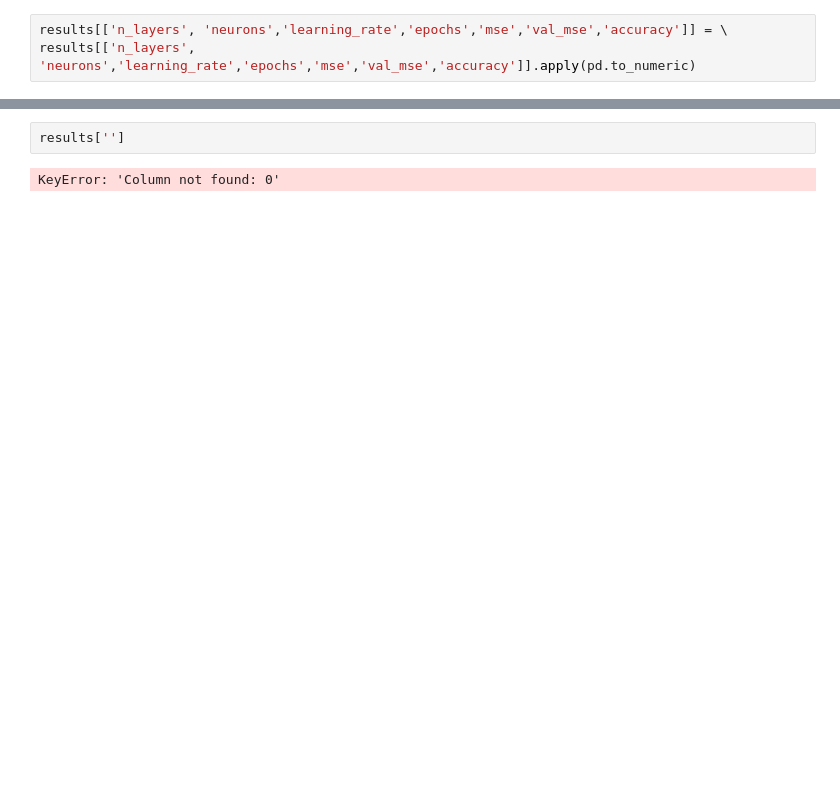
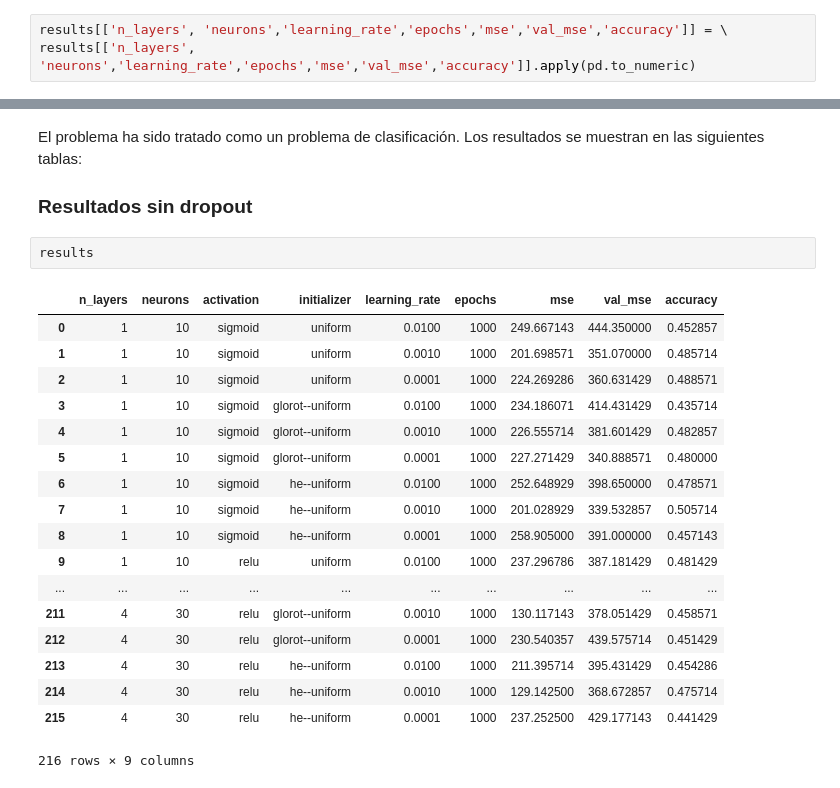
Before and after one commit to Autopawn/tarea1-ann, a Jupyter notebook: tarea1-3.ipynb, the cells around one changed output, grey strips where cells are left out. Drawn from its saved outputs; the diff is of its cells as text; blank space fills up the shorter version.

```diff
--- a/tarea1-3.ipynb
+++ b/tarea1-3.ipynb
@@ -182,4 +229,25 @@ KeyError: "['n_layers' 'neurons' 'learning_rate' 'epochs' 'mse' 'val_mse' 'accur
+# %% [markdown]
+El problema ha sido tratado como un problema de clasificación. Los resultados se muestran en las siguientes tablas:
+
+### Resultados sin dropout
 # %%
-results['']
+results
 # %% [output]
+|  | n_layers | neurons | activation | initializer | learning_rate | epochs | mse | val_mse | accuracy |
+| 0 | 1 | 10 | sigmoid | uniform | 0.0100 | 1000 | 249.667143 | 444.350000 | 0.452857 |
+| 1 | 1 | 10 | sigmoid | uniform | 0.0010 | 1000 | 201.698571 | 351.070000 | 0.485714 |
+| 2 | 1 | 10 | sigmoid | uniform | 0.0001 | 1000 | 224.269286 | 360.631429 | 0.488571 |
+| 3 | 1 | 10 | sigmoid | glorot--uniform | 0.0100 | 1000 | 234.186071 | 414.431429 | 0.435714 |
+| 4 | 1 | 10 | sigmoid | glorot--uniform | 0.0010 | 1000 | 226.555714 | 381.601429 | 0.482857 |
+| 5 | 1 | 10 | sigmoid | glorot--uniform | 0.0001 | 1000 | 227.271429 | 340.888571 | 0.480000 |
+| 6 | 1 | 10 | sigmoid | he--uniform | 0.0100 | 1000 | 252.648929 | 398.650000 | 0.478571 |
+| 7 | 1 | 10 | sigmoid | he--uniform | 0.0010 | 1000 | 201.028929 | 339.532857 | 0.505714 |
+| 8 | 1 | 10 | sigmoid | he--uniform | 0.0001 | 1000 | 258.905000 | 391.000000 | 0.457143 |
+| 9 | 1 | 10 | relu | uniform | 0.0100 | 1000 | 237.296786 | 387.181429 | 0.481429 |
+| ... | ... | ... | ... | ... | ... | ... | ... | ... | ... |
+| 211 | 4 | 30 | relu | glorot--uniform | 0.0010 | 1000 | 130.117143 | 378.051429 | 0.458571 |
+| 212 | 4 | 30 | relu | glorot--uniform | 0.0001 | 1000 | 230.540357 | 439.575714 | 0.451429 |
+| 213 | 4 | 30 | relu | he--uniform | 0.0100 | 1000 | 211.395714 | 395.431429 | 0.454286 |
+| 214 | 4 | 30 | relu | he--uniform | 0.0010 | 1000 | 129.142500 | 368.672857 | 0.475714 |
+| 215 | 4 | 30 | relu | he--uniform | 0.0001 | 1000 | 237.252500 | 429.177143 | 0.441429 |
-KeyError: 'Column not found: 0'
+216 rows × 9 columns
```
Also changed, not shown: parts of 26 cells of this notebook, 4 other files.
